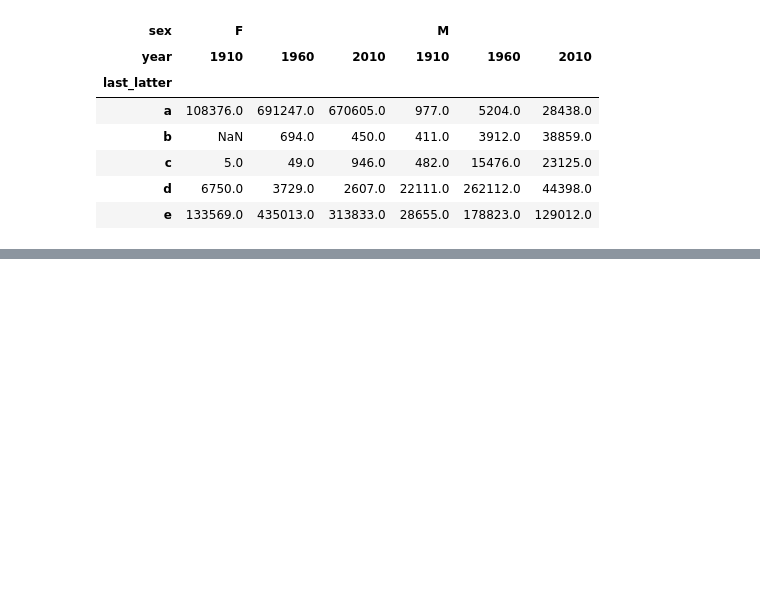
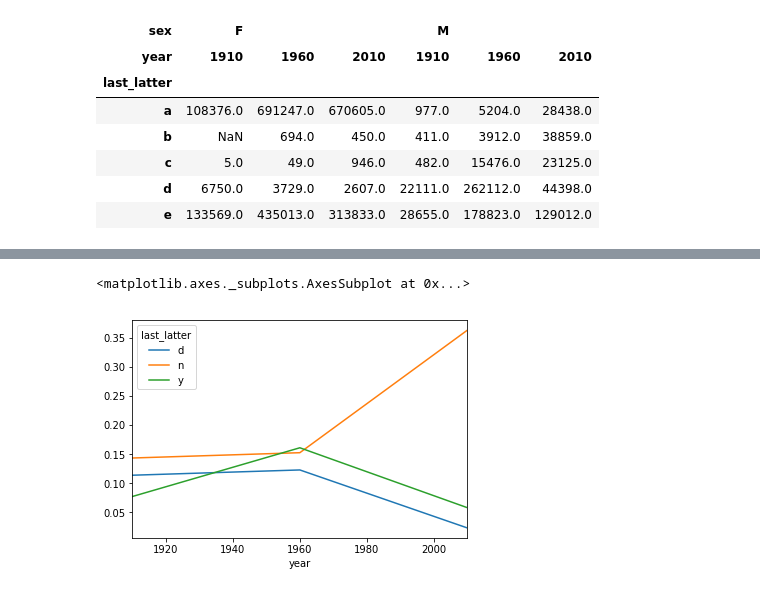
Before and after one commit to snehalsandy/walmart, a Jupyter notebook: data/project_on_data_analusis.ipynb, the cells around one changed output, grey strips where cells are left out. Cells and saved outputs as stored; diff of their text form; code cells hidden in the pictures; blank space fills up the shorter version.

```diff
--- a/data/project_on_data_analusis.ipynb
+++ b/data/project_on_data_analusis.ipynb
@@ -200,0 +247,3 @@ subtable.head()
+# %%
+dny_ts=letter_prop.loc[['d','n','y'],'M'].T
+dny_ts.head()
@@ -200,0 +256,5 @@ subtable.head()
+# %%
+dny_ts.plot()
+# %% [output]
+<matplotlib.axes._subplots.AxesSubplot at 0x...>
+[figure, added]
```
Also changed, not shown: parts of 8 cells of this notebook.
